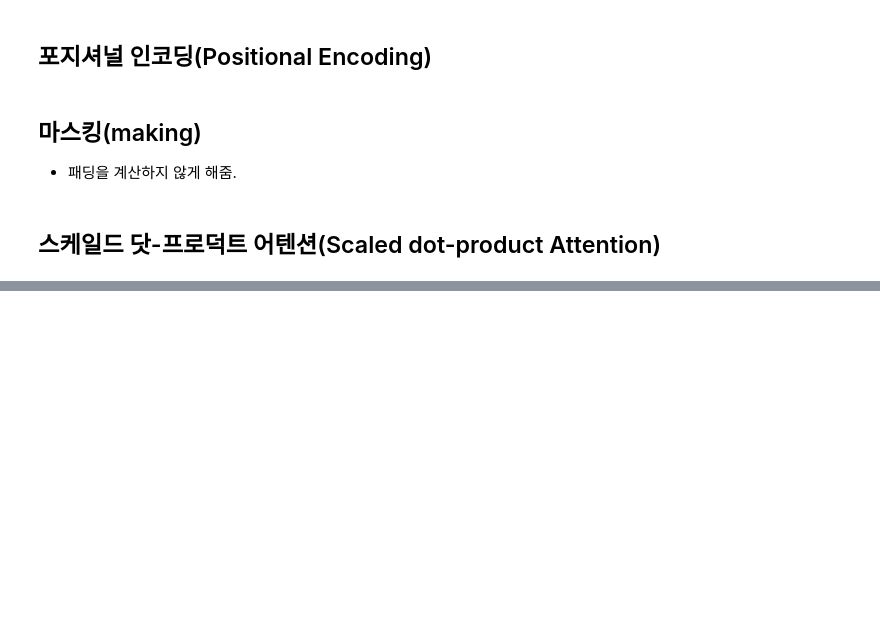
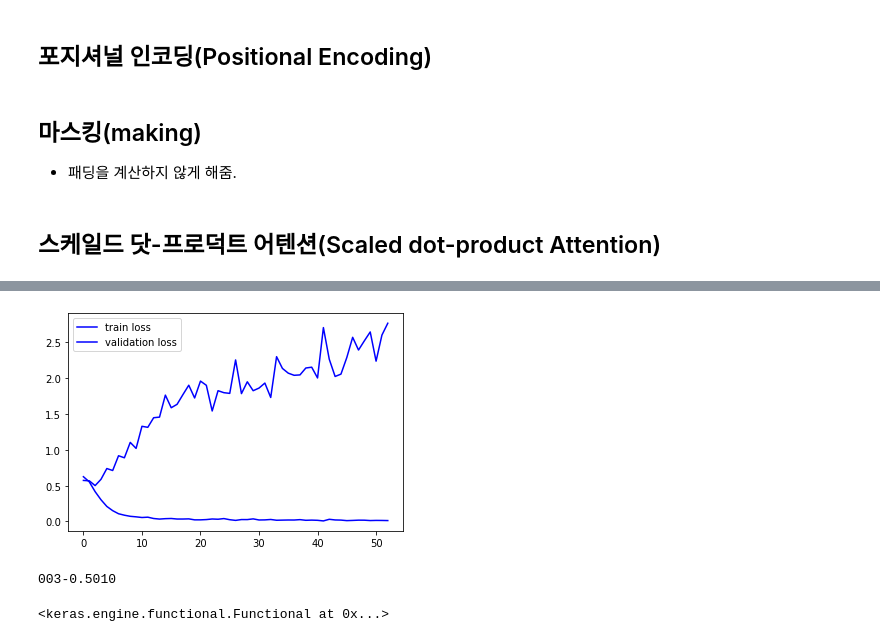
Before and after one commit to Mu-jun/dacon, a Jupyter notebook: 02.code_similar/model1.ipynb, the cells around one changed output, grey strips where cells are left out. Cells and saved outputs as stored; diff of their text form; code cells hidden in the pictures; blank space fills up the shorter version.

```diff
--- a/02.code_similar/model1.ipynb
+++ b/02.code_similar/model1.ipynb
@@ -536,31 +569,12 @@ val_step = len(val_ds)//BATCH_SIZE
 # early stop point
 early_stop_point = keras.callbacks.EarlyStopping(patience=50)
 
-# gpus = tf.config.list_physical_devices('GPU')
-# if gpus:
-#   # Create 2 virtual GPUs with 1GB memory each
-#   try:
-#     tf.config.set_logical_device_configuration(
-#         gpus[0],
-#         [tf.config.LogicalDeviceConfiguration(memory_limit=1024),
-#          tf.config.LogicalDeviceConfiguration(memory_limit=1024)])
-#     logical_gpus = tf.config.list_logical_devices('GPU')
-#     print(len(gpus), "Physical GPU,", len(logical_gpus), "Logical GPUs")
-#   except RuntimeError as e:
-#     # Virtual devices must be set before GPUs have been initialized
-#     print(e)
-
-# tf.debugging.set_log_device_placement(True)
-# gpus = tf.config.list_logical_devices('GPU')
-# strategy = tf.distribute.MirroredStrategy(gpus)
-# with strategy.scope():
-
 # 모델 테스트
-filepath = "./model/{epoch:03d}-{val_loss:.4f}.h5"
+filepath = "./model/{epoch:03d}-{val_loss:.4f}"
 check_point = keras.callbacks.ModelCheckpoint(
 filepath=filepath,
 save_best_only = True,
-verbose = False
+verbose = True
 )
 
 hist = model.fit(
@@ -580 +622,16 @@ Detected at node 'model/encoder/encoder_layer_1/multi_head_attention_1/MatMul_2'
+# %%
+plt.plot(hist.history['loss'],c='b',label='train loss')
+plt.plot(hist.history['val_loss'],c='b',label='validation loss')
+plt.legend()
+plt.show()
+# %% [output]
+[figure, added]
+# %%
+del model
+models = os.listdir('./model/')
+print(models[-1])
+model = keras.models.load_model('./model/'+models[-1])
+# %% [output]
+003-0.5010
+<keras.engine.functional.Functional at 0x...>
 # %%
```
Also changed, not shown: parts of 13 cells of this notebook, 2 other files.
